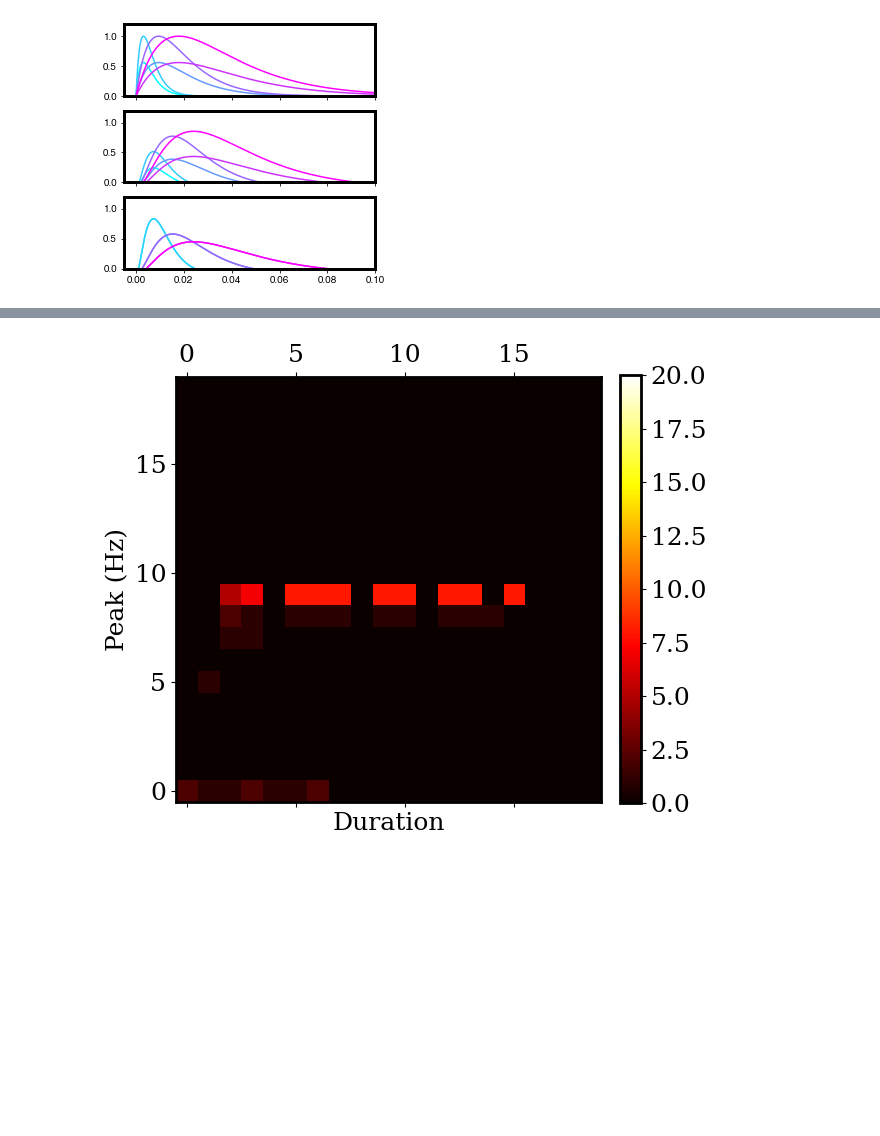
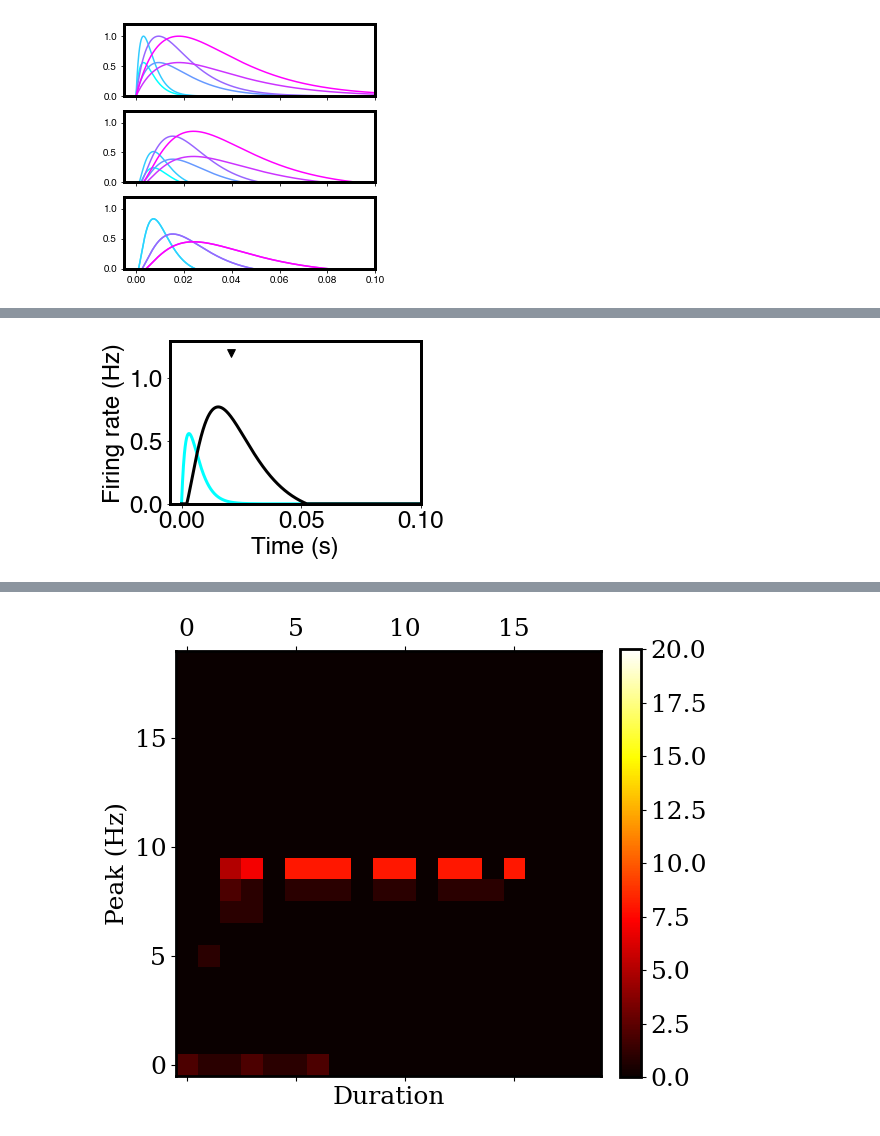
Before and after one commit to davidgbe/automated_plasticity_discovery, a Jupyter notebook: moment_control.ipynb, the cells around one changed output, grey strips where cells are left out. Drawn from its saved outputs; the diff is of its cells as text; code cells hidden in the pictures; blank space fills up the shorter version.

```diff
--- a/moment_control.ipynb
+++ b/moment_control.ipynb
@@ -484,0 +680,33 @@ for i, inp_idx in enumerate(inp_indicies_to_show):
+# %%
+scale = 3
+inp_indicies_to_show = [15]
+
+fig, axs = plt.subplots(1, 1, figsize=(1.5 * scale, 1 * scale), sharex=True, sharey=True)
+axs = [axs]
+colors = get_ordered_colors('cool', len(inp_indicies_to_show) + 1)
+
+axs[0].set_xlim(-0.005, 0.1)
+axs[0].set_ylim(0, 1.3)
+
+def find_mean_firing_time(r, t):
+    s = np.sum(r)
+    normed_r = r / s
+    return np.dot(t, normed_r)
+
+for i, inp_idx in enumerate(inp_indicies_to_show):
+    axs[i].plot(t, all_inps_1_mom[inp_idx, :], zorder=1, c=colors[i], lw=3)
+
+    axs[i].plot(t, all_responses_1_mom[49, 0, :], c='black', zorder=2, lw=3)
+    axs[i].scatter(
+        [find_mean_firing_time(all_responses_1_mom[49, 0, :], t)],
+        [1.2],
+        color='black',
+        marker='v',
+        s=60,
+    )
+
+axs[0].set_ylabel('Firing rate (Hz)')
+axs[-1].set_xlabel('Time (s)')
+fig.savefig('./figures/single_double_shaping_comparison.svg')
+# %% [output]
+[figure, added]
```
Also changed, not shown: parts of 10 cells of this notebook.
